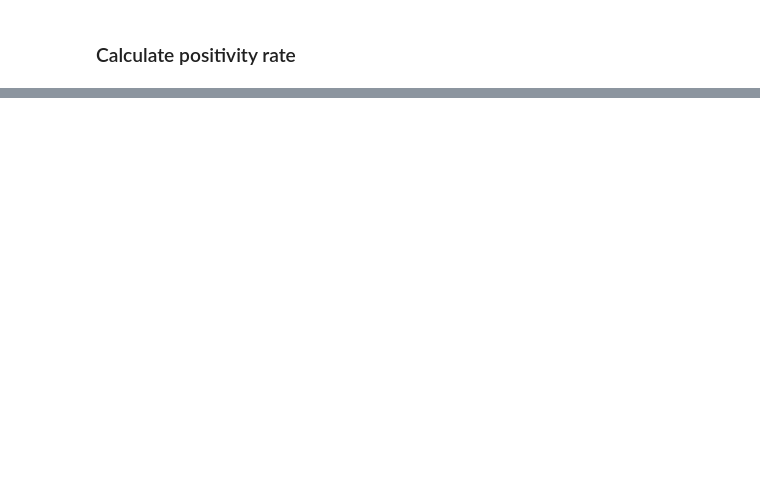
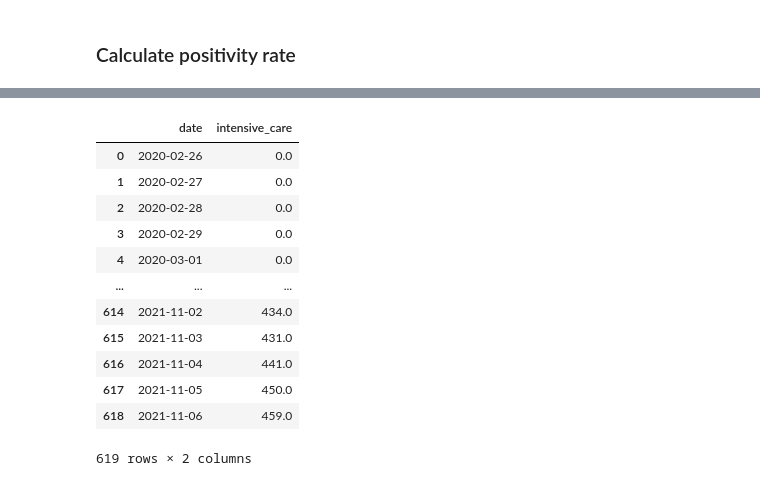
Before and after one commit to maniatisni/covid19-dashboard, a Jupyter notebook: Preprocessing_COVID.ipynb, the cells around one changed output, grey strips where cells are left out. Cells and saved outputs as stored; diff of their text form; code cells hidden in the pictures; blank space fills up the shorter version.

```diff
--- a/Preprocessing_COVID.ipynb
+++ b/Preprocessing_COVID.ipynb
@@ -187,0 +196,4 @@ comple
+# %%
+url = "https://covid-19-greece.herokuapp.com/intensive-care"
+response = requests.get(url)
+jsondata = response.json()
@@ -187,0 +224,24 @@ comple
+# %%
+columns=['date','intensive_care']
+meth = pd.DataFrame.from_dict(jsondata['cases'])
+data_ = []
+for k in jsondata['cases']:
+    data_.append([k['date'],k['intensive_care']])
+
+meth = pd.DataFrame(data_,columns=columns)
+# %%
+meth
+# %% [output]
+|  | date | intensive_care |
+| 0 | 2020-02-26 | 0.0 |
+| 1 | 2020-02-27 | 0.0 |
+| 2 | 2020-02-28 | 0.0 |
+| 3 | 2020-02-29 | 0.0 |
+| 4 | 2020-03-01 | 0.0 |
+| ... | ... | ... |
+| 614 | 2021-11-02 | 434.0 |
+| 615 | 2021-11-03 | 431.0 |
+| 616 | 2021-11-04 | 441.0 |
+| 617 | 2021-11-05 | 450.0 |
+| 618 | 2021-11-06 | 459.0 |
+619 rows × 2 columns
```
Also changed, not shown: parts of 9 cells of this notebook.
